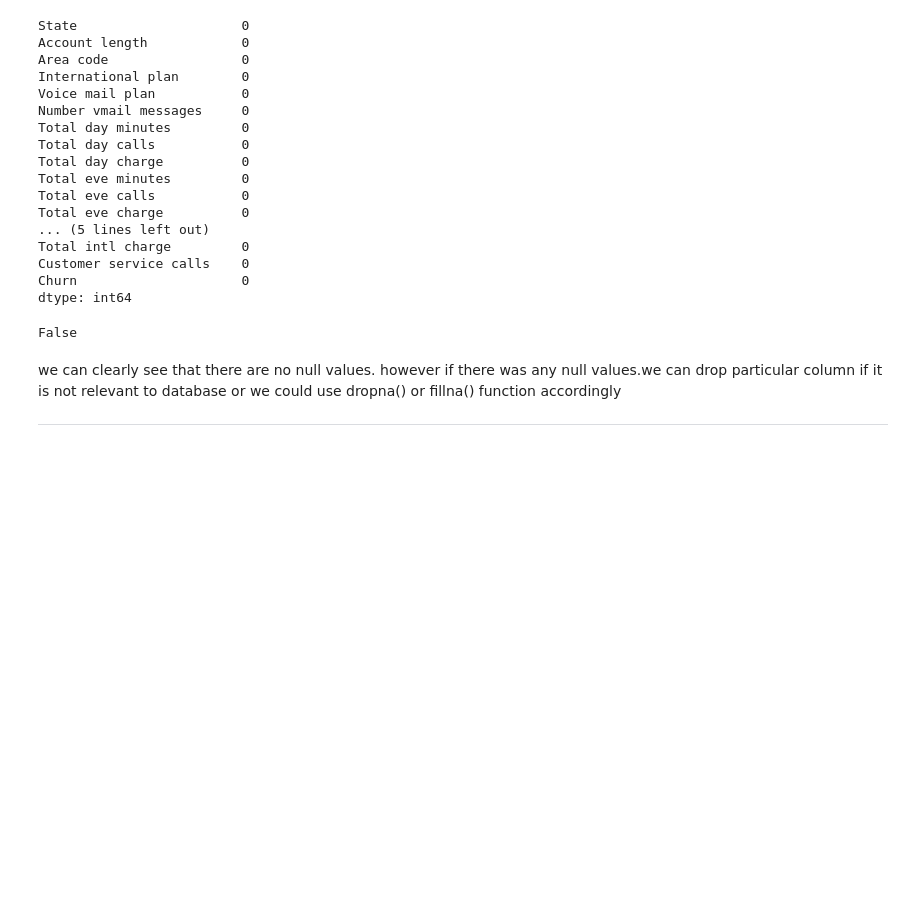
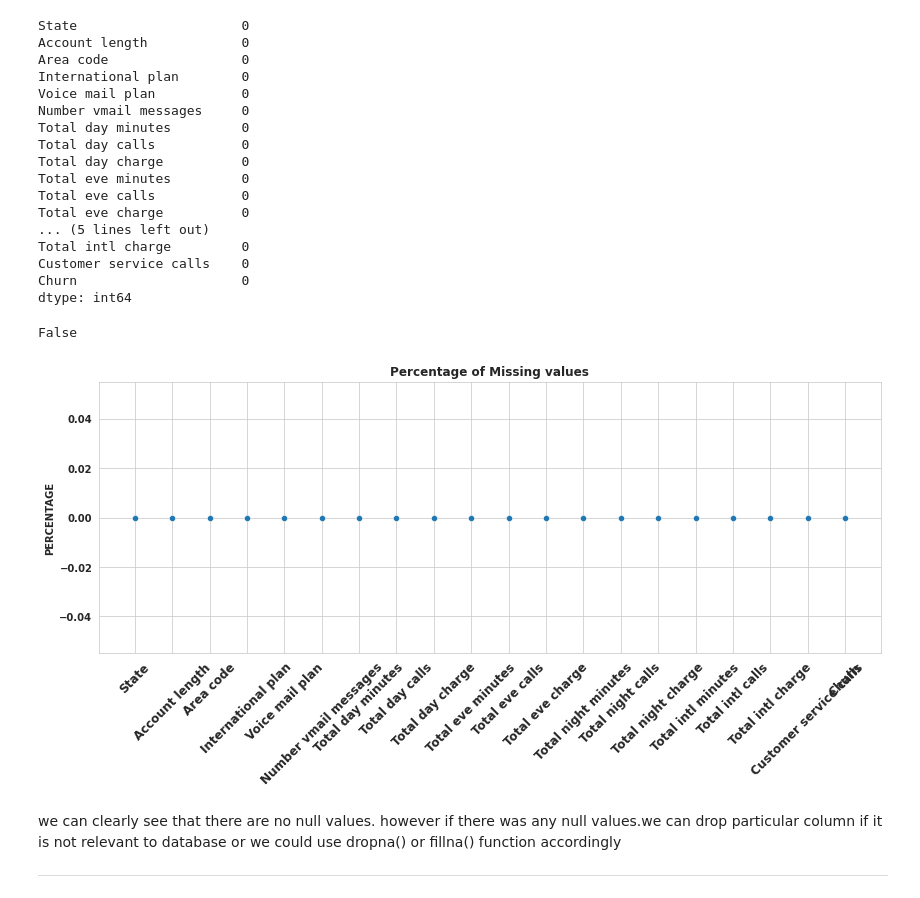
Before and after one commit to Nakulpradeep94/EDA_CHURN_ANALYSIS, a Jupyter notebook: Copy_of_Telecom_Churn_Analysis_Capstone_Project.ipynb, the cells around one changed output. Drawn from its saved outputs; the diff is of its cells as text; code cells hidden in the pictures; blank space fills up the shorter version.

```diff
--- a/Copy_of_Telecom_Churn_Analysis_Capstone_Project.ipynb
+++ b/Copy_of_Telecom_Churn_Analysis_Capstone_Project.ipynb
@@ -197,6 +242,19 @@ dtype: int64
 df.isnull().values.any()
 # %% [output]
 False
+# %%
+# plot the scatterplot to show missing values
+
+missing_values = pd.DataFrame((df.isna().sum()) * 100 / df.shape[0]).reset_index( )
+plt.figure(figsize = (14,5))
+ax = sns.scatterplot(df.columns , 0)
+plt.xticks(rotation =45,fontsize =12,Weight='bold')
+plt.yticks(fontsize =10,Weight='bold')
+plt.title("Percentage of Missing values",Weight='bold')
+plt.ylabel("PERCENTAGE",Weight='bold')
+plt.show()
+# %% [output]
+[figure, added]
 # %% [markdown]
 we can clearly see that there are no null values.
 however if there was any null values.we can drop particular column if it is not relevant to database or we could use dropna() or fillna() function accordingly
```
Also changed, not shown: parts of 11 cells of this notebook.
